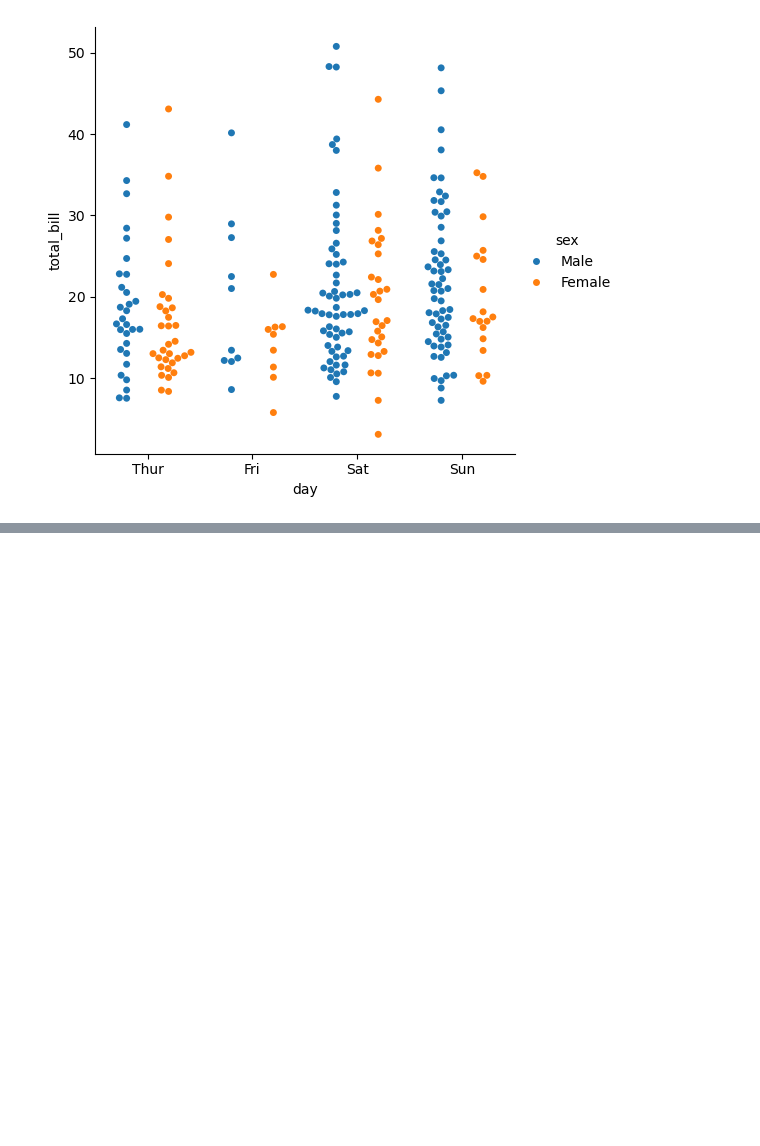
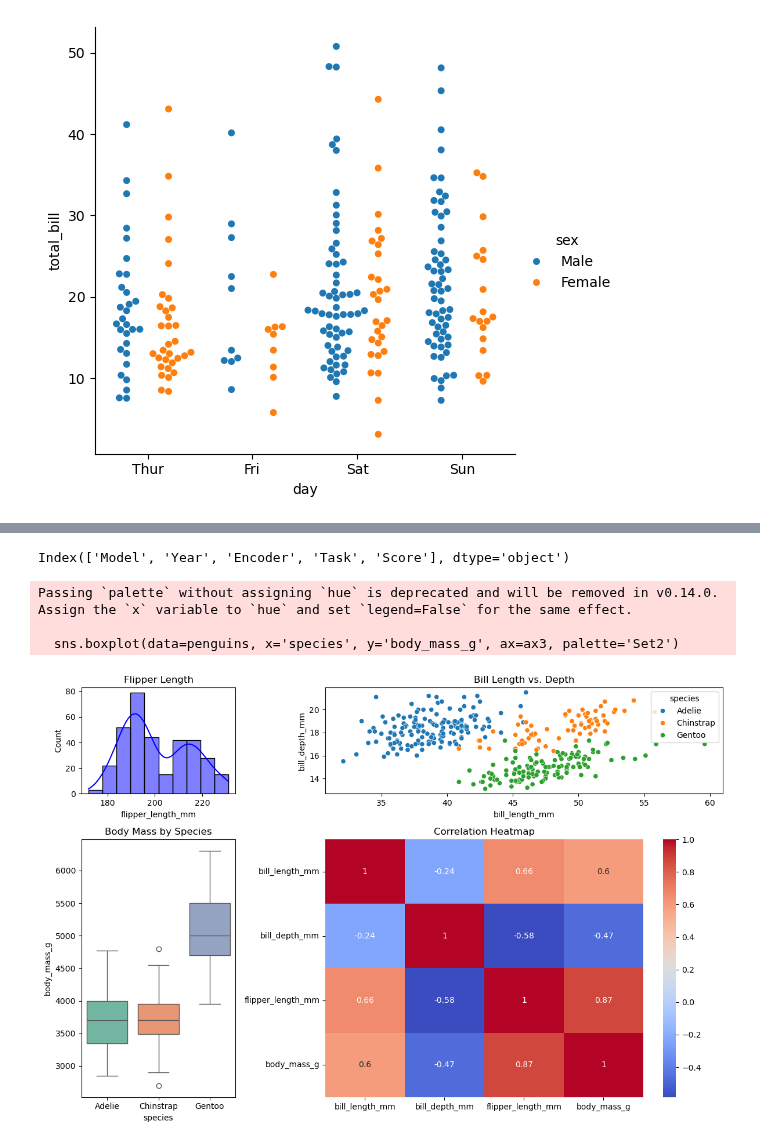
Before and after one commit to TeslimAdeyanju/studynote1-Python-for-Finance-Data-Science-My-Learning-Journey, a Jupyter notebook: python-datacamp/python_data_camp_note/7-Introduction to Data Visualization with Seaborn/session-7-Intro-to-seaborn.ipynb, the cells around one changed output, grey strips where cells are left out. Cells and saved outputs as stored; diff of their text form; code cells hidden in the pictures; blank space fills up the shorter version.

```diff
--- a/python-datacamp/python_data_camp_note/7-Introduction to Data Visualization with Seaborn/session-7-Intro-to-seaborn.ipynb
+++ b/python-datacamp/python_data_camp_note/7-Introduction to Data Visualization with Seaborn/session-7-Intro-to-seaborn.ipynb
@@ -789,0 +878,40 @@ plt.show()
+# %%
+df.columns
+# %% [output]
+Index(['Model', 'Year', 'Encoder', 'Task', 'Score'], dtype='object')
+# %%
+import matplotlib.pyplot as plt
+from matplotlib.gridspec import GridSpec
+import seaborn as sns
+
+# Load the dataset
+penguins = sns.load_dataset("penguins")
+
+# Create the figure and GridSpec
+fig = plt.figure(figsize=(12, 8))
+grid = GridSpec(3, 3, figure=fig)
+
+# Add subplots with custom sizes
+ax1 = fig.add_subplot(grid[0, 0])  # Top-left cell
+sns.histplot(penguins['flipper_length_mm'], ax=ax1, kde=True, color='blue')
+ax1.set_title('Flipper Length')
+
+ax2 = fig.add_subplot(grid[0, 1:])  # Top-right two cells
+sns.scatterplot(data=penguins, x='bill_length_mm', y='bill_depth_mm', hue='species', ax=ax2)
+ax2.set_title('Bill Length vs. Depth')
+
+ax3 = fig.add_subplot(grid[1:, 0])  # Bottom-left two rows
+sns.boxplot(data=penguins, x='species', y='body_mass_g', ax=ax3, palette='Set2')
+ax3.set_title('Body Mass by Species')
+
+ax4 = fig.add_subplot(grid[1:, 1:])  # Bottom-right section
+sns.heatmap(penguins.corr(numeric_only=True), annot=True, cmap='coolwarm', ax=ax4)
+ax4.set_title('Correlation Heatmap')
+
+plt.tight_layout()
+plt.show()
+# %% [output]
+Passing `palette` without assigning `hue` is deprecated and will be removed in v0.14.0. Assign the `x` variable to `hue` and set `legend=False` for the same effect.
+
+  sns.boxplot(data=penguins, x='species', y='body_mass_g', ax=ax3, palette='Set2')
+[figure, added]
```
Also changed, not shown: parts of 30 cells of this notebook.
